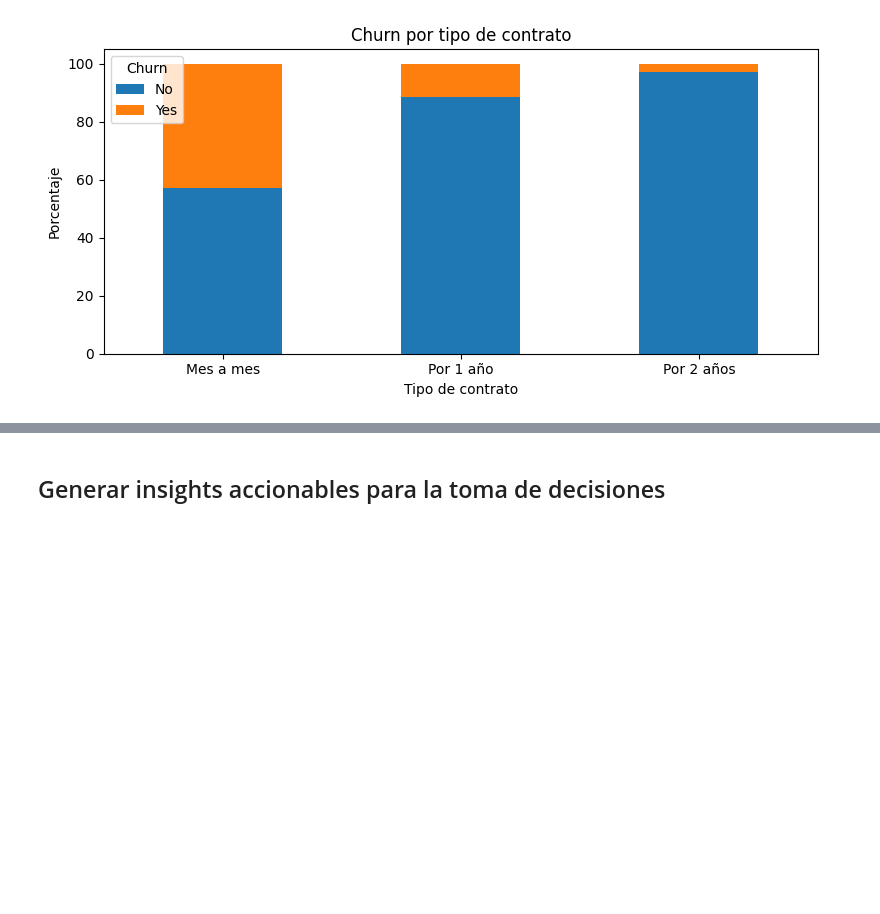
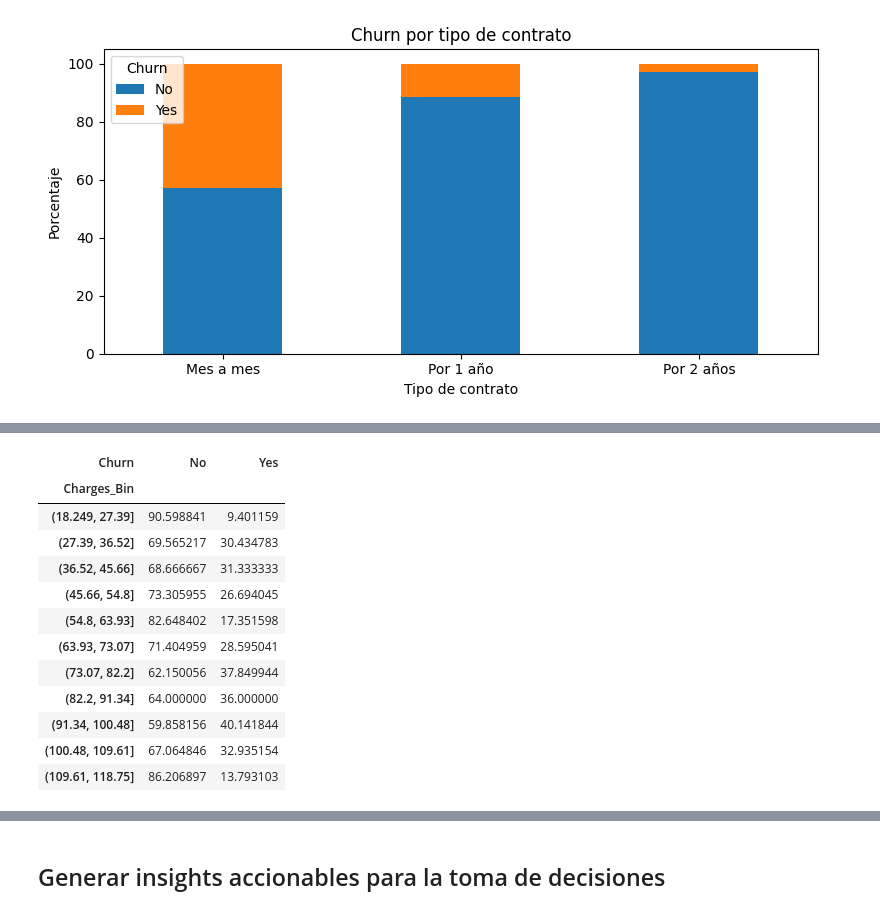
Before and after one commit to JCSR2022/challenge2-data-science-Alura, a Jupyter notebook: challenge2_data_science_Alura.ipynb, the cells around one changed output, grey strips where cells are left out. Cells and saved outputs as stored; diff of their text form; code cells hidden in the pictures; blank space fills up the shorter version.

```diff
--- a/challenge2_data_science_Alura.ipynb
+++ b/challenge2_data_science_Alura.ipynb
@@ -711,0 +766,22 @@ data.head()
+# %%
+df_Charges_Monthly = pd.crosstab(
+    data_Charges_Monthly['Charges_Bin'],
+    data_Charges_Monthly['Churn'],
+    normalize='index'
+) * 100
+#df_Charges_Monthly.sort_values(by='Yes',ascending=False,inplace=True)
+df_Charges_Monthly
+# %% [output]
+| Churn | No | Yes |
+| Charges_Bin |  |  |
+| (18.249, 27.39] | 90.598841 | 9.401159 |
+| (27.39, 36.52] | 69.565217 | 30.434783 |
+| (36.52, 45.66] | 68.666667 | 31.333333 |
+| (45.66, 54.8] | 73.305955 | 26.694045 |
+| (54.8, 63.93] | 82.648402 | 17.351598 |
+| (63.93, 73.07] | 71.404959 | 28.595041 |
+| (73.07, 82.2] | 62.150056 | 37.849944 |
+| (82.2, 91.34] | 64.000000 | 36.000000 |
+| (91.34, 100.48] | 59.858156 | 40.141844 |
+| (100.48, 109.61] | 67.064846 | 32.935154 |
+| (109.61, 118.75] | 86.206897 | 13.793103 |
```
Also changed, not shown: parts of 21 cells of this notebook.
